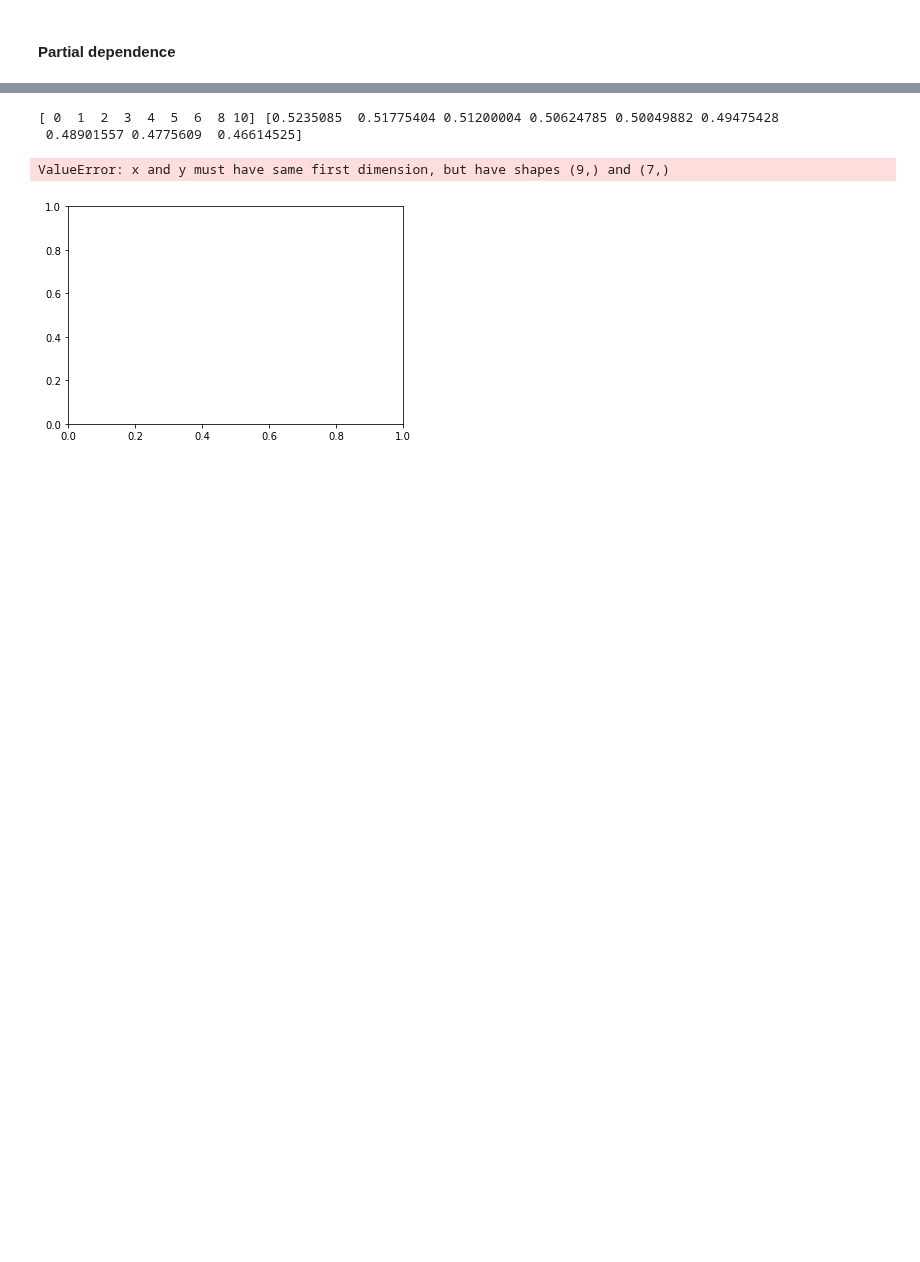
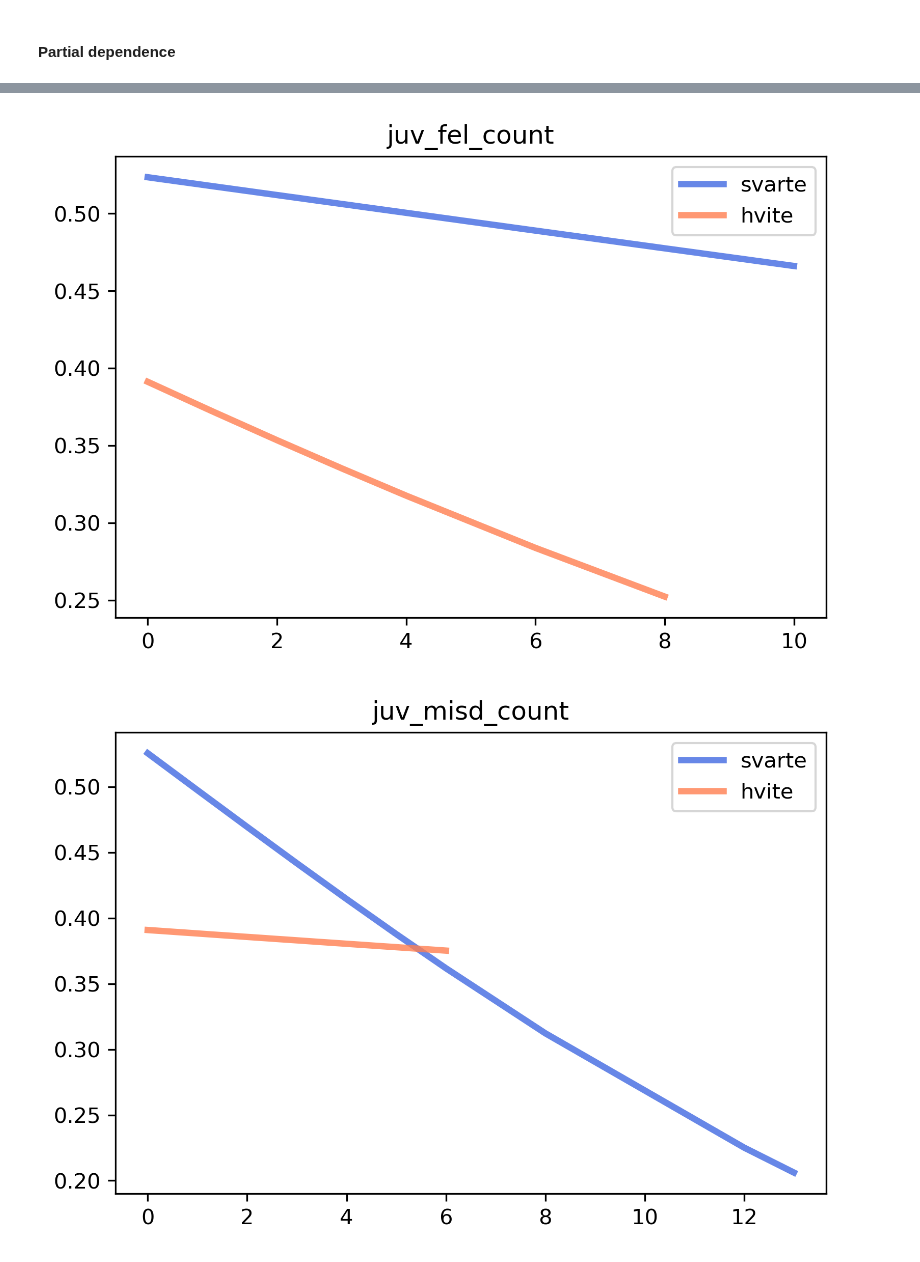
Before and after one commit to jonatanwins/COMPAS_project_HON2200, a Jupyter notebook: COMPAS.ipynb, the cells around one changed output, grey strips where cells are left out. Cells and saved outputs as stored; diff of their text form; code cells hidden in the pictures; blank space fills up the shorter version.

```diff
--- a/COMPAS.ipynb
+++ b/COMPAS.ipynb
@@ -12,6 +12,9 @@ import matplotlib.axes as ax
 
 import warnings
 warnings.simplefilter(action='ignore', category=FutureWarning)
+
+%matplotlib inline
+plt.rcParams['figure.dpi'] = 300
 # %% [markdown]
 ### 1a) les inn og forstå dataene
 # %%
@@ -608,61 +598,42 @@ plt.gcf().set_size_inches(20, 5)
 # %%
 categorical_cols_X_race = ['sex', 'age_cat', 'race', "score_text"]
-numerical_cols_X_race = [el for el in X_compas.columns if el not in categorical_cols_X_compas]
-
-df_race = df_select
 df_race = pd.get_dummies(df_select, columns=categorical_cols_X_race, prefix=categorical_cols_X_race, prefix_sep='_')
+labels = ["svarte", "hvite"]
 
 part_dep_vals = {}
+for race in ["race_African-American", "race_Caucasian"]:
 
-for col in numerical_cols_X_race:
-    df_race[col] = df_race[[col]].to_numpy()
+    X_race = df_race[df_race[race] == 1]
+    Y_race = df_race[df_race[race] == 1]
 
+    Y_race = Y_race[["two_year_recid"]]
+    Y_race = np.ravel(Y_race)
+    X_race = X_race.drop(columns=["two_year_recid", "id", "name", "is_violent_recid", "is_recid"])
 
+    log_reg_race = LogisticRegression(max_iter=1000)
+    log_reg_race.fit(X_race, Y_race)
 
+    for param in X_compas.columns:
+        if not param.startswith("race"):
 
-    #PartialDependenceDisplay.from_estimator(log_reg_race, X_race, X_race.columns)
+            x_pd = partial_dependence(log_reg_race, X_race, [param])[1][0]
+            y_pd = partial_dependence(log_reg_race, X_race, [param])[0][0]
 
-for i, param in enumerate(X_compas.columns):
+            if race not in part_dep_vals.keys():
+                part_dep_vals[race] = {}
+            if param not in part_dep_vals[race].keys():
+                part_dep_vals[race][param] = (None, None)
 
-    for race in ["race_African-American", "race_Caucasian"]:
+            part_dep_vals[race][param] = (x_pd, y_pd)
 
-        X_race = df_race[df_race[race] == 1]
-        Y_race = df_race[df_race[race] == 1]
+for param in X_compas.columns:
+    if not param.startswith("race"):
+        plt.plot(part_dep_vals["race_African-American"][param][0], part_dep_vals["race_African-American"][param][1], lw = 3, alpha = 0.8, color = "royalblue")
+        plt.plot(part_dep_vals["race_Caucasian"][param][0], part_dep_vals["race_Caucasian"][param][1], lw = 3, alpha = 0.8, color = "coral")
 
-        Y_race = Y_race[["two_year_recid"]]
-        Y_race = np.ravel(Y_race)
-        X_race = X_race.drop(columns=["two_year_recid", "id", "name", "is_violent_recid", "is_recid"])
-
-        log_reg_race = LogisticRegression(max_iter=1000)
-        log_reg_race.fit(X_race, Y_race)
-
-        x_pd = partial_dependence(log_reg_race, X_race, [i])[1][0]
-        #x_pd = (x_pd_raw - np.min(x_pd_raw)) / (np.max(x_pd_raw) - np.min(x_pd_raw)) # standardiserer alle x-verdier til å ligge mellom 0 og 1
-        y_pd = partial_dependence(log_reg_race, X_race, [i])[0][0]
-
-
-        if param not in part_dep_vals.keys():
-            part_dep_vals[param] = {}
-            part_dep_vals[param][race] = (x_pd, y_pd)
-        elif race not in part_dep_vals[param].keys():
-            part_dep_vals[param][race] = (x_pd, y_pd)
-        else:
-            part_dep_vals[param][race][1] = (x_pd, y_pd)
-
-print(part_dep_vals["juv_fel_count"]["race_African-American"][0], part_dep_vals["juv_fel_count"]["race_African-American"][1])
-
-for param in part_dep_vals.keys():
-    labels = []
-    plt.plot(part_dep_vals[param]["race_African-American"][0], part_dep_vals[param]["race_Caucasian"][1], alpha = 0.6, lw = 3)
-    plt.plot(part_dep_vals[param]["race_African-American"][0], part_dep_vals[param]["race_Caucasian"][1], alpha = 0.6, lw = 3)
-    labels.append(param)
-
-    plt.legend(labels)
-    plt.show()
-
-plt.gcf().set_size_inches(16, 26)
+        plt.title(param)
+        plt.legend(labels)
+        plt.show()
 # %% [output]
-[ 0  1  2  3  4  5  6  8 10] [0.5235085  0.51775404 0.51200004 0.50624785 0.50049882 0.49475428
- 0.48901557 0.4775609  0.46614525]
-ValueError: x and y must have same first dimension, but have shapes (9,) and (7,)
-[figure, old version]
+[figure, new version]
+[figure, added]
```
Also changed, not shown: parts of 23 cells of this notebook.
